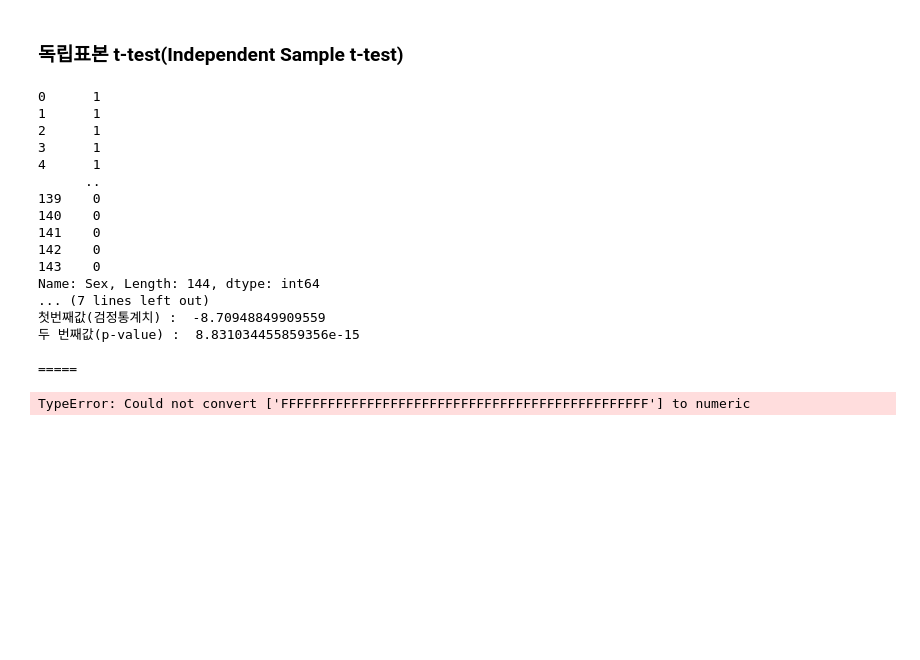
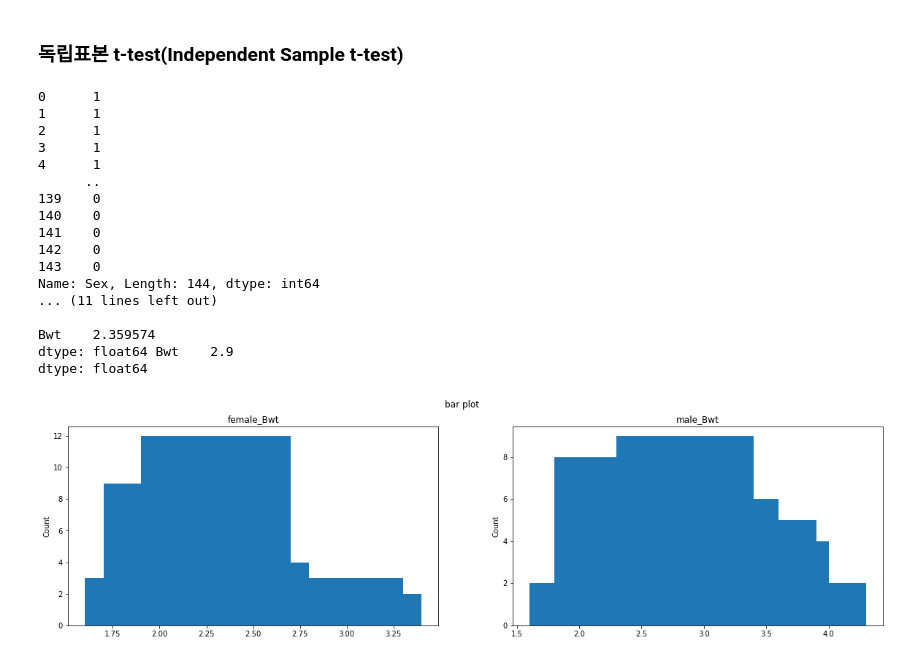
Before and after one commit to DMIS0126/ADP, a Jupyter notebook: Private_Study/Statistical Analysis/2. t-test.ipynb, the cells around one changed output. Drawn from its saved outputs; the diff is of its cells as text; code cells hidden in the pictures; blank space fills up the shorter version.

```diff
--- a/Private_Study/Statistical Analysis/2. t-test.ipynb
+++ b/Private_Study/Statistical Analysis/2. t-test.ipynb
@@ -172,39 +171,42 @@ print('두 번째값(p-value) : ', stats.ttest_ind(female.Bwt, male.Bwt, equal_v
 print('\n=====\n')
 
 # p-value가 유의수준보다 작으므로 귀무가설을 기각하고 대립가설을 채택한다.
     # 즉, '수컷과 암컷 고양이의 몸무게 차이는 유의수준 0.05 하에서 통계적으로 유의하다.'라고 해석할 수 있다.
 print(female.mean(), male.mean())
 
 # 시각화해보기
 import matplotlib.pyplot as plt
 fig, axs = plt.subplots(1, 2, figsize = (20, 5))
 fig.suptitle('bar plot')
 
-female_Bwt_count = pd.value_counts(female.values, sort = False)
-male_Bwt_count = pd.value_counts(male.values, sort = False)
-axs[0].bar(female_Bwt_count.index, female_Bwt_count.values)
-axs[1].bar(male_Bwt_count.index, male_Bwt_count.values)
+female_Bwt_count = pd.DataFrame(female.value_counts(), columns = ['count'])
+male_Bwt_count = pd.DataFrame(male.value_counts(), columns = ['count'])
+
+
+
+axs[0].bar(female_Bwt_count.loc['F'].index, pd.Series(female_Bwt_count.loc['F'].values.tolist()))
+axs[1].bar(male_Bwt_count.loc['M'].index, pd.Series(male_Bwt_count.loc['M'].values.tolist()))
 axs[0].set_title('female_Bwt')
 axs[1].set_title('male_Bwt')
 axs[0].set_ylabel('Count')
 axs[1].set_ylabel('Count')
 plt.show()
 # %% [output]
 0      1
 1      1
 2      1
 3      1
 4      1
       ..
 139    0
 140    0
 141    0
 142    0
 143    0
 Name: Sex, Length: 144, dtype: int64
-... (7 lines left out)
-첫번째값(검정통계치) :  -8.70948849909559
-두 번째값(p-value) :  8.831034455859356e-15
+... (11 lines left out)
 
-=====
+Bwt    2.359574
+dtype: float64 Bwt    2.9
+dtype: float64
-TypeError: Could not convert ['FFFFFFFFFFFFFFFFFFFFFFFFFFFFFFFFFFFFFFFFFFFFFFF'] to numeric
+[figure, added]
```
Also changed, not shown: parts of 1 cell of this notebook, 7 other files.
